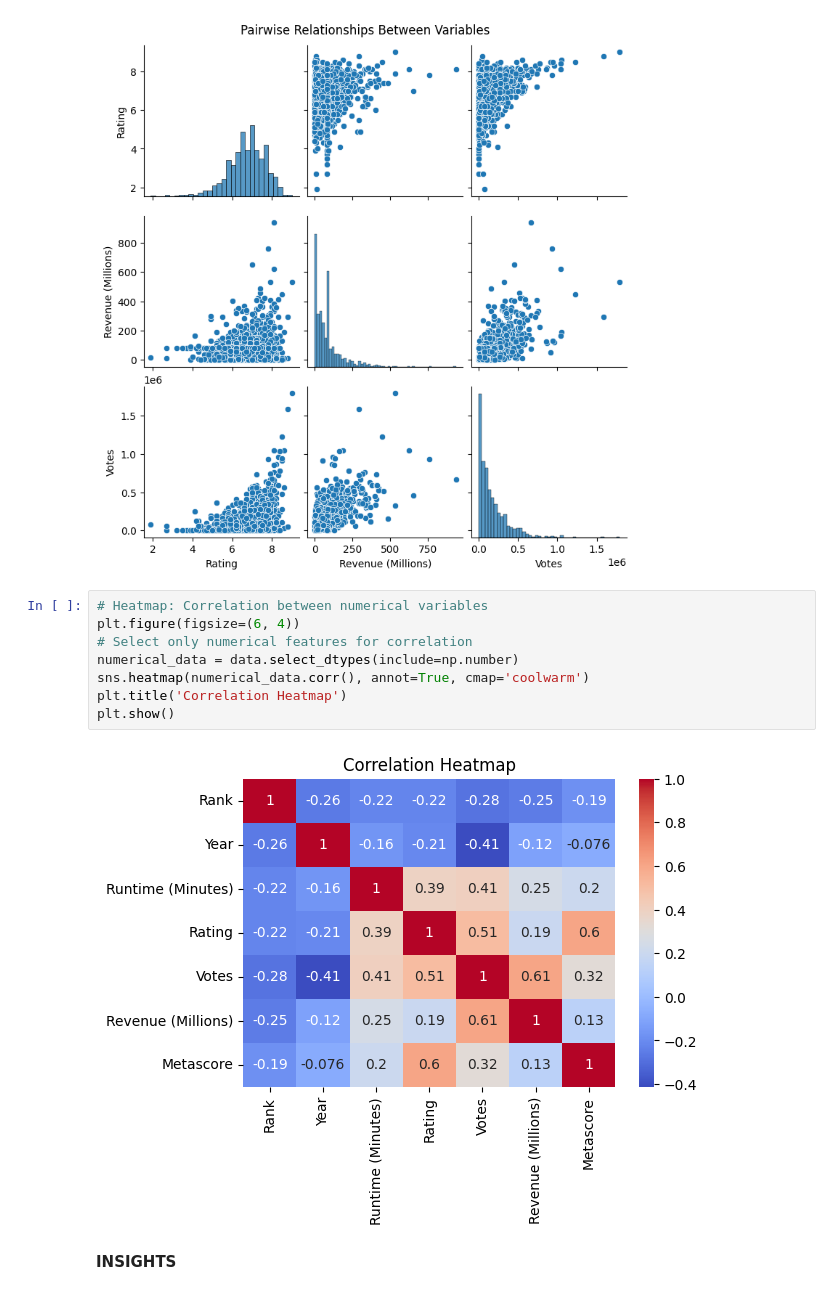
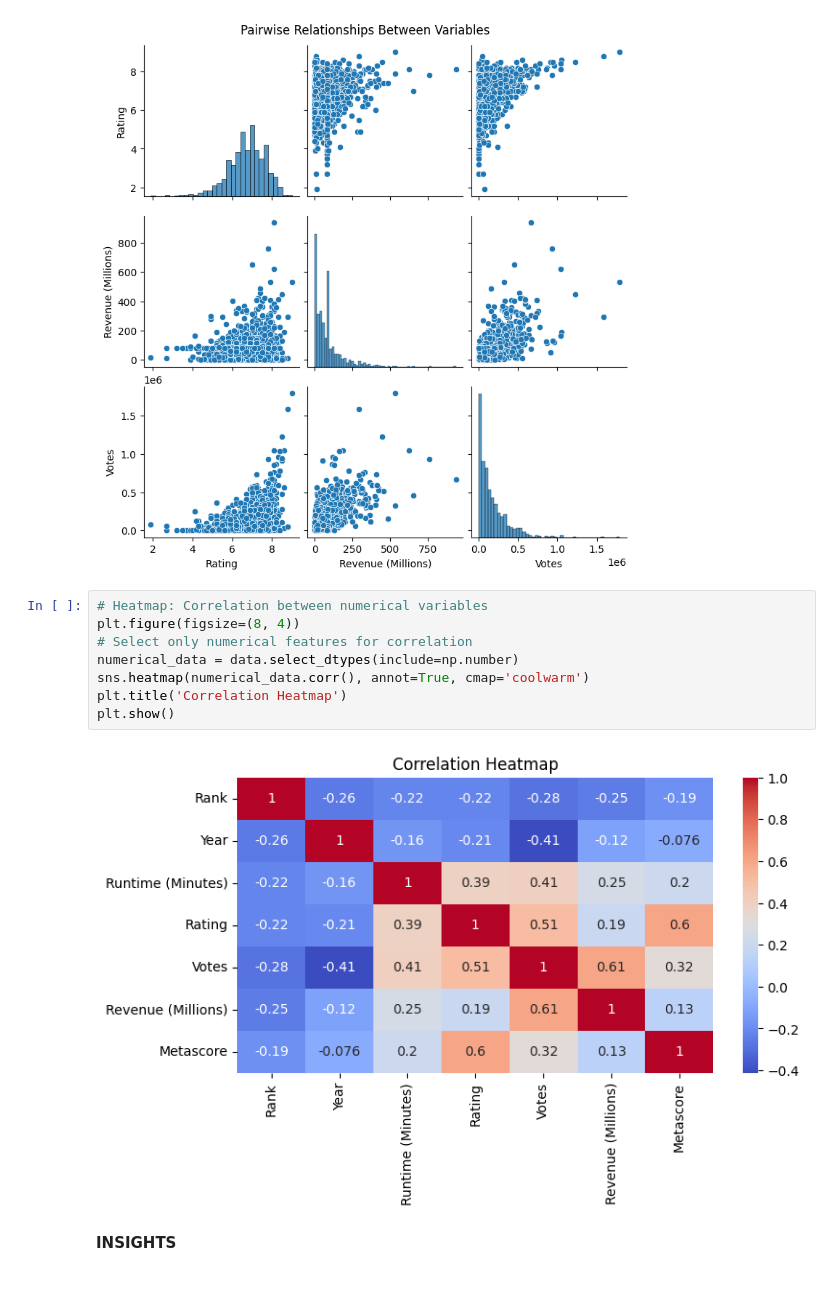
Before and after one commit to InsightByHarshit/IMDB-Data-Analysis, a Jupyter notebook: IMDB.ipynb, the cells around one changed output. Cells and saved outputs as stored; diff of their text form.

```diff
--- a/IMDB.ipynb
+++ b/IMDB.ipynb
@@ -306,14 +306,14 @@ plt.show()
 [figure]
 # %%
 # Heatmap: Correlation between numerical variables
-plt.figure(figsize=(6, 4))
+plt.figure(figsize=(8, 4))
 # Select only numerical features for correlation
 numerical_data = data.select_dtypes(include=np.number)
 sns.heatmap(numerical_data.corr(), annot=True, cmap='coolwarm')
 plt.title('Correlation Heatmap')
 plt.show()
 # %% [output]
-[figure, old version]
+[figure, new version]
 # %% [markdown]
 **INSIGHTS**
 # %% [markdown]
```
